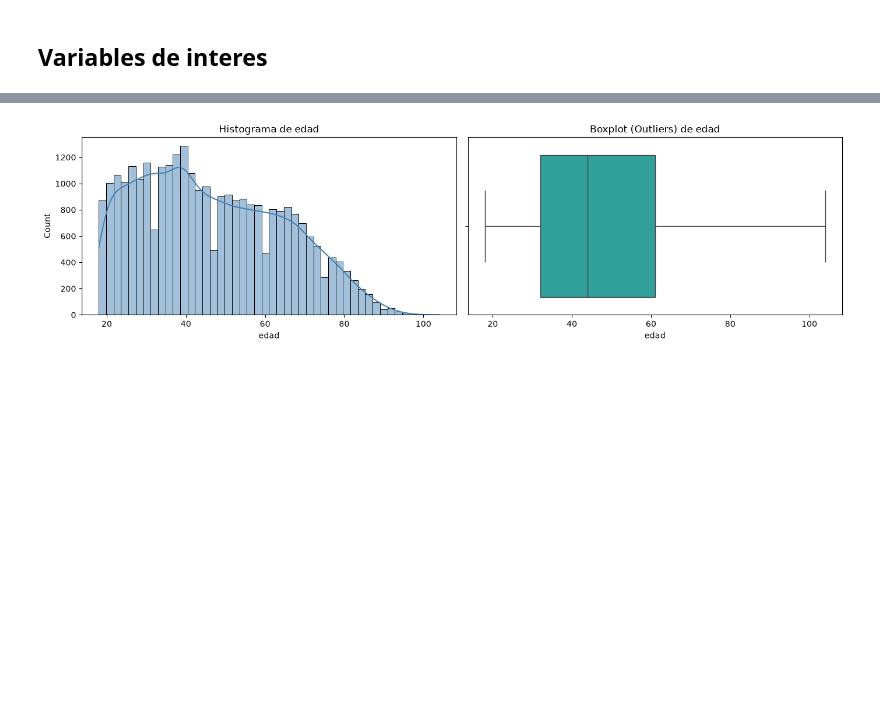
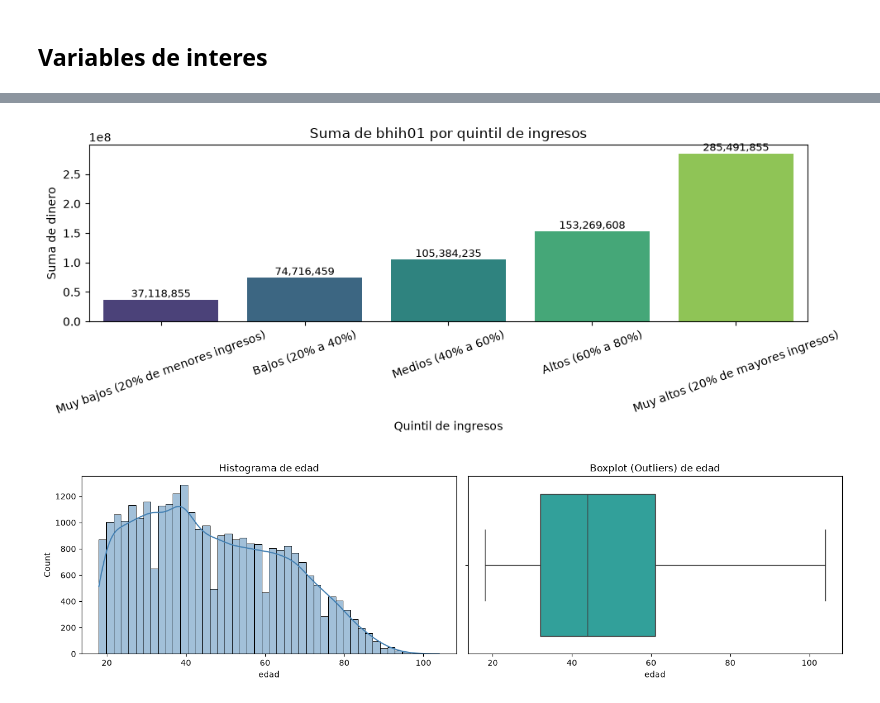
Before and after one commit to Franruaben11/fundamentos-enfr, a Jupyter notebook: analisis_enfr.ipynb, the cells around one changed output, grey strips where cells are left out. Saved outputs shown, nothing was run; the diff lists cells and outputs as text; code cells hidden in the pictures; blank space fills up the shorter version.

```diff
--- a/analisis_enfr.ipynb
+++ b/analisis_enfr.ipynb
@@ -341,6 +343,46 @@ for col in columnas_categoricas:
 [figure]
 [figure]
 [figure]
+# %%
+# Suma de dinero (bhih01) agrupada por quintil de ingresos en df
+col_quintil = "quintil_ingresos" if "quintil_ingresos" in df.columns else "quintil_uc"
+
+tmp = df[[col_quintil]].copy()
+tmp["bhih01"] = pd.to_numeric(df_crudo.loc[tmp.index, "bhih01"], errors="coerce")
+
+# Ordenamos y etiquetamos quintiles
+etiquetas_quintil = mapeo_categorias.get("quintil_ingresos", {})
+orden_quintil = [1, 2, 3, 4, 5]
+
+suma_por_quintil = (
+    tmp[tmp[col_quintil].isin(orden_quintil)]
+    .groupby(col_quintil, dropna=True)["bhih01"]
+    .sum()
+    .reindex(orden_quintil)
+    .fillna(0)
+    .rename(index=etiquetas_quintil)
+    )
+
+plt.figure(figsize=(10, 4))
+ax = sns.barplot(
+    x=suma_por_quintil.index,
+    y=suma_por_quintil.values,
+    hue=suma_por_quintil.index,
+    palette="viridis",
+    legend=False
+    )
+ax.set_title("Suma de bhih01 por quintil de ingresos")
+ax.set_xlabel("Quintil de ingresos")
+ax.set_ylabel("Suma de dinero")
+ax.tick_params(axis="x", rotation=20)
+
+for i, v in enumerate(suma_por_quintil.values):
+    ax.text(i, v, f"{v:,.0f}", ha="center", va="bottom", fontsize=9)
+
+plt.tight_layout()
+plt.show()
+# %% [output]
+[figure, added]
 # %%
 cols_num = [col for col in df.select_dtypes(include=[np.number]).columns if col not in columnas_categoricas]
 # %%
```
Also changed, not shown: parts of 11 cells of this notebook, 1 other file.
